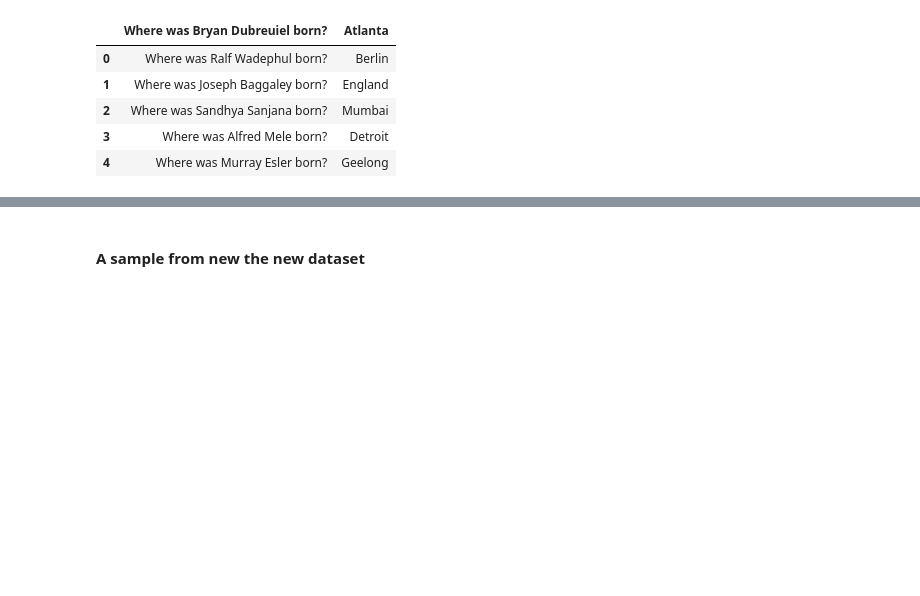
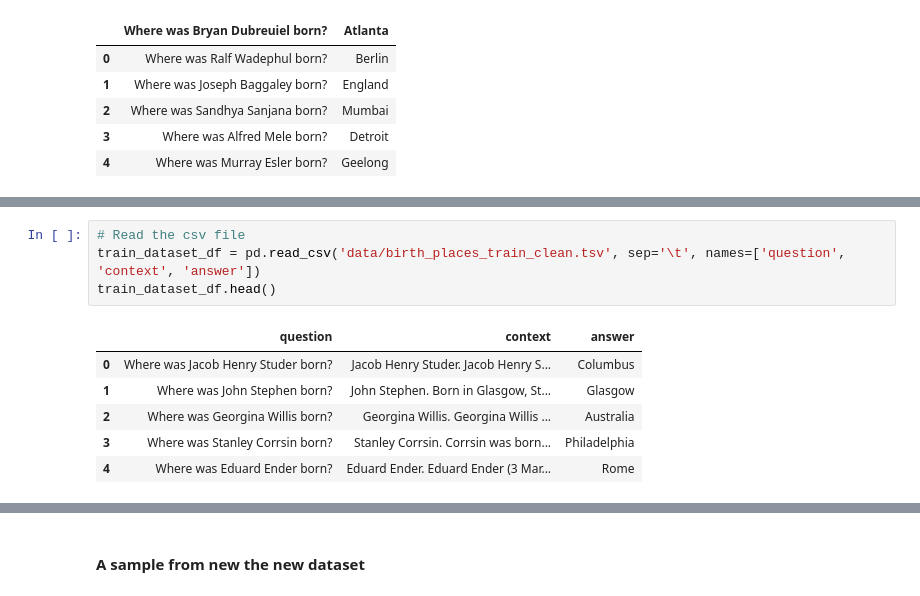
Before and after one commit to popescuaaa/effective-giggle, a Jupyter notebook: transformers/Experiments.ipynb, the cells around one changed output, grey strips where cells are left out. Cells and saved outputs as stored; diff of their text form; blank space fills up the shorter version.

```diff
--- a/transformers/Experiments.ipynb
+++ b/transformers/Experiments.ipynb
@@ -107,3 +104,14 @@ test_dataset = BirthPlaceDataset(birth_places_test, wiki)
 # %% [output]
 Number of entries preprocessed: 1990
 Number of entries preprocessed: 499
+# %%
+# Read the csv file
+train_dataset_df = pd.read_csv('data/birth_places_train_clean.tsv', sep='\t', names=['question', 'context', 'answer'])
+train_dataset_df.head()
+# %% [output]
+|  | question | context | answer |
+| 0 | Where was Jacob Henry Studer born? | Jacob Henry Studer. Jacob Henry S... | Columbus |
+| 1 | Where was John Stephen born? | John Stephen. Born in Glasgow, St... | Glasgow |
+| 2 | Where was Georgina Willis born? | Georgina Willis. Georgina Willis ... | Australia |
+| 3 | Where was Stanley Corrsin born? | Stanley Corrsin. Corrsin was born... | Philadelphia |
+| 4 | Where was Eduard Ender born? | Eduard Ender. Eduard Ender (3 Mar... | Rome |
```
Also changed, not shown: parts of 48 cells of this notebook, 4 other files.
